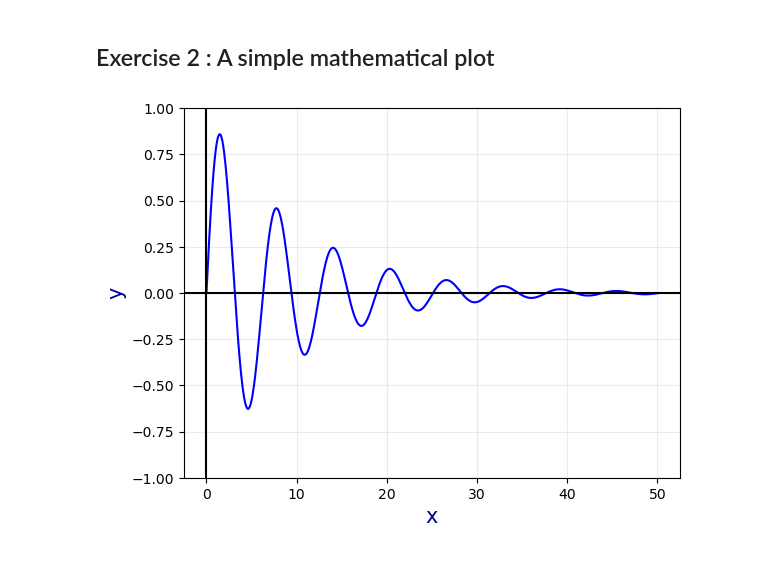
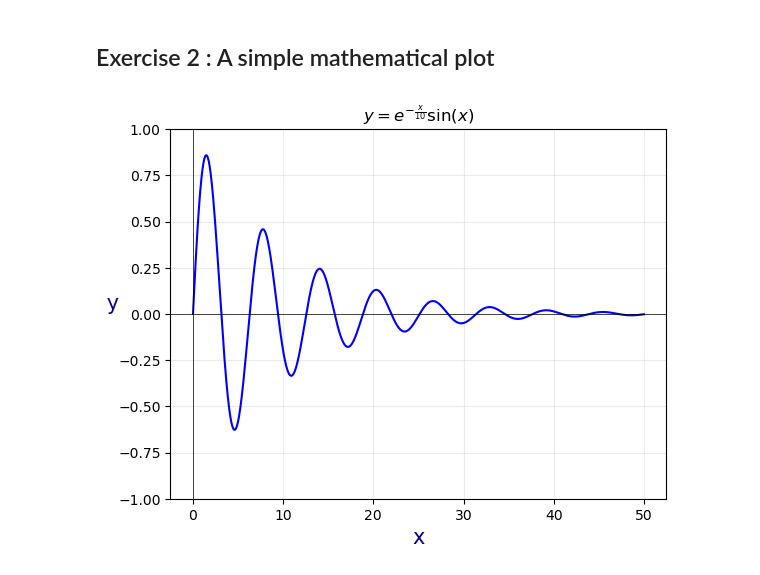
Before and after one commit to SPS-SP2273/learning-portfolio-yugan01, a Jupyter notebook: plotting/plotting_(need).ipynb, the cells around one changed output. Drawn from its saved outputs; the diff is of its cells as text; code cells hidden in the pictures.

```diff
--- a/plotting/plotting_(need).ipynb
+++ b/plotting/plotting_(need).ipynb
@@ -259,13 +259,14 @@ plt.show(block=False)
 # %%
 x = np.linspace(0, 50, 1000)
 y = np.sin(x)*np.exp(-x/10)
 
 plt.plot(x, y, color='blue')
-plt.axhline(y = 0, c = 'k') # x axis
-plt.axvline(x = 0, c = 'k') # y axis
+plt.axhline(y = 0, c = 'k',linewidth = .5) # x axis
+plt.axvline(x = 0, c = 'k', linewidth = .5) # y axis
 plt.xlabel('x', fontsize = 15, c = 'darkblue')
-plt.ylabel('y', fontsize = 15, c = 'darkblue')
+plt.ylabel('y', fontsize = 15, c = 'darkblue', rotation = True)
 plt.ylim([-1,1])
+plt.title(r'$y = e^{-\frac{x}{10}} \sin(x)$')
 plt.grid(alpha = .25)
 # %% [output]
-[figure, old version]
+[figure, new version]
```
Also changed, not shown: parts of 2 cells of this notebook.
